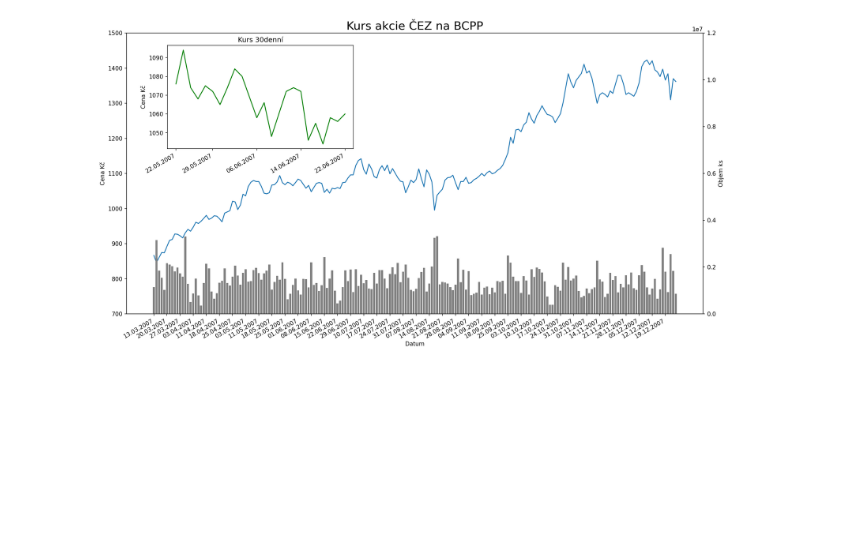
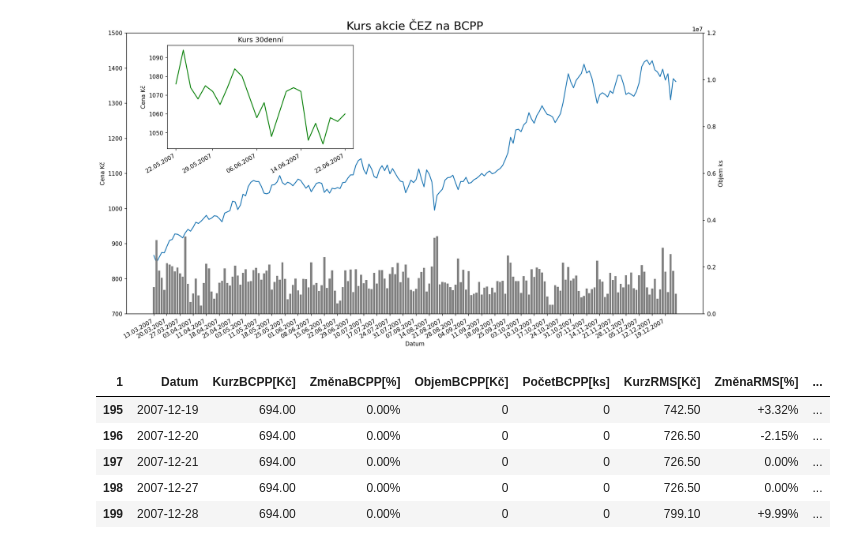
Before and after one commit to knappekl1/Posudek_R1, a Jupyter notebook: Charts_v2.ipynb, the cells around one changed output. Cells and saved outputs as stored; diff of their text form; code cells hidden in the pictures; blank space fills up the shorter version.

```diff
--- a/Charts_v2.ipynb
+++ b/Charts_v2.ipynb
@@ -186,0 +189,13 @@ fig.savefig("CEZ_Chart.png", bbox_inches="tight")
+# %%
+df_list = pd.read_html("https://www.kurzy.cz/akcie-cz/akcie/setuza-1177/graf_2007")
+# %%
+df2 = df_list[0]
+# %%
+df2.tail()
+# %% [output]
+| 1 | Datum | KurzBCPP[Kč] | ZměnaBCPP[%] | ObjemBCPP[Kč] | PočetBCPP[ks] | KurzRMS[Kč] | ZměnaRMS[%] | ... |
+| 195 | 2007-12-19 | 694.00 | 0.00% | 0 | 0 | 742.50 | +3.32% | ... |
+| 196 | 2007-12-20 | 694.00 | 0.00% | 0 | 0 | 726.50 | -2.15% | ... |
+| 197 | 2007-12-21 | 694.00 | 0.00% | 0 | 0 | 726.50 | 0.00% | ... |
+| 198 | 2007-12-27 | 694.00 | 0.00% | 0 | 0 | 726.50 | 0.00% | ... |
+| 199 | 2007-12-28 | 694.00 | 0.00% | 0 | 0 | 799.10 | +9.99% | ... |
```
Also changed, not shown: parts of 25 cells of this notebook.
